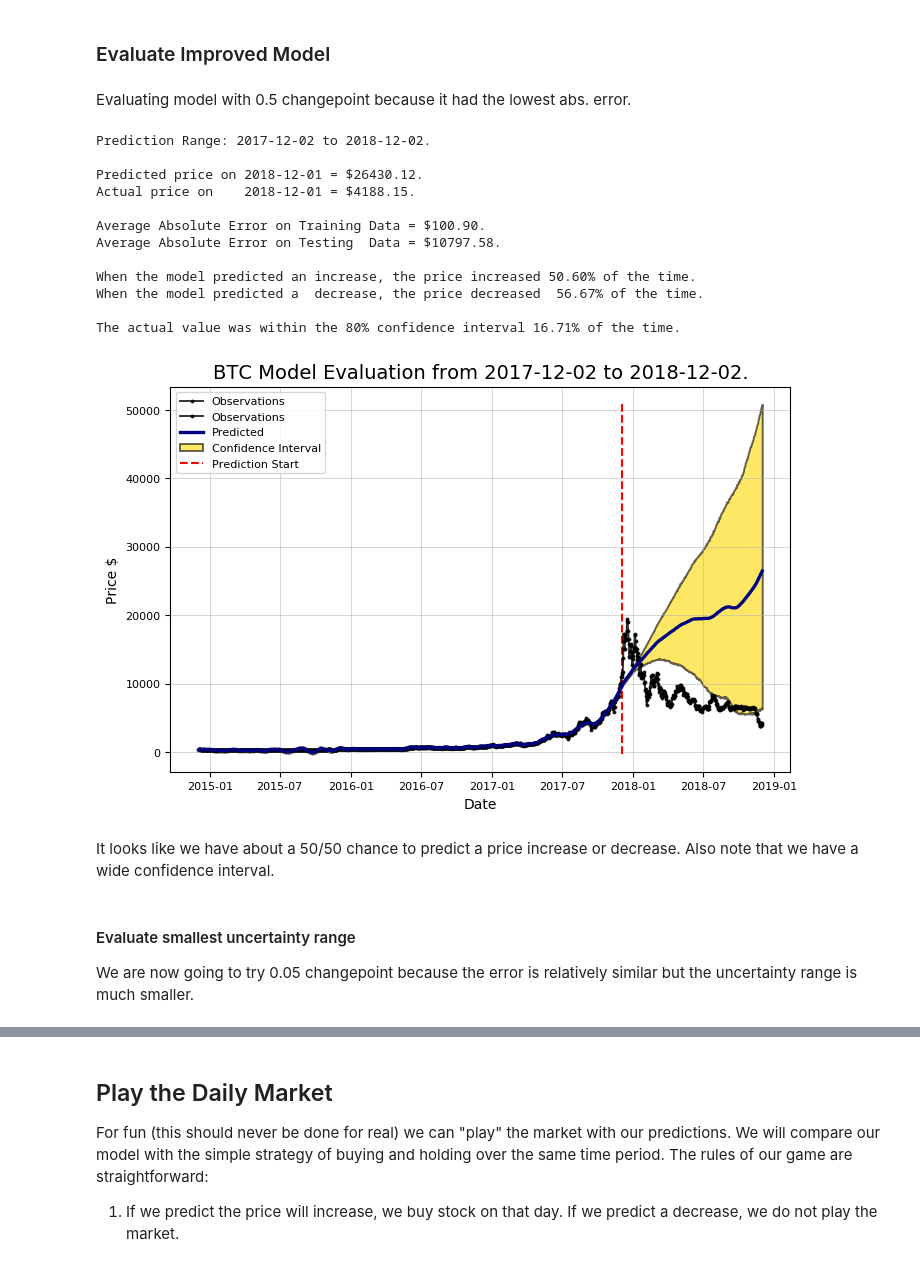
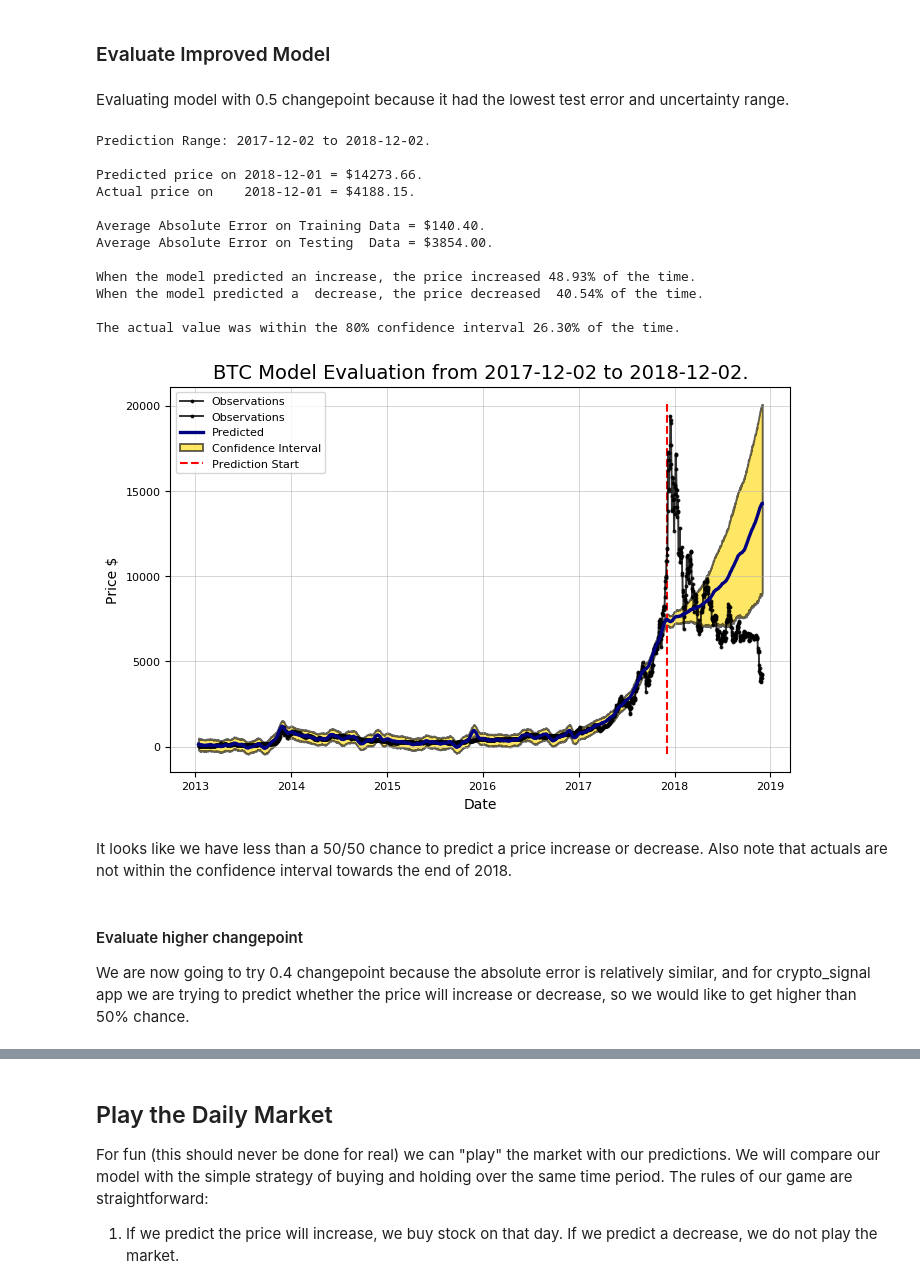
Before and after one commit to lauramayol/crypto_signal, a Jupyter notebook: crypto_signal/Stocker Prediction Usage.ipynb, the cells around one changed output, grey strips where cells are left out. Drawn from its saved outputs; the diff is of its cells as text; code cells hidden in the pictures.

Commit message:
feat: adapted Stocker class to crypto_signal app

```diff
--- a/crypto_signal/Stocker Prediction Usage.ipynb
+++ b/crypto_signal/Stocker Prediction Usage.ipynb
@@ -27,6 +27,7 @@ BTC Stocker Initialized. Data covers 2013-01-14 to 2018-12-02.
 # %%
 start = '2017-01-01'
 end = '2018-12-02'
+bitcoin.training_years=6
 # %%
 bitcoin.evaluate_prediction(start_date=start, end_date=end, nshares=100)
 # %% [output]
@@ -193,27 +194,27 @@ We now assign the changepoint prior with the smallest error on the testing set t
 # %% [markdown]
 ### Evaluate Improved Model
 # %% [markdown]
-Evaluating model with 0.5 changepoint because it had the lowest abs. error.
+Evaluating model with 0.5 changepoint because it had the lowest test error and uncertainty range.
 # %%
-bitcoin.changepoint_prior_scale = 0.5
+bitcoin.changepoint_prior_scale = 0.05
 bitcoin.evaluate_prediction()
 # %% [output]
 Prediction Range: 2017-12-02 to 2018-12-02.
 
-Predicted price on 2018-12-01 = $26430.12.
+Predicted price on 2018-12-01 = $14273.66.
 Actual price on    2018-12-01 = $4188.15.
 
-Average Absolute Error on Training Data = $100.90.
-Average Absolute Error on Testing  Data = $10797.58.
+Average Absolute Error on Training Data = $140.40.
+Average Absolute Error on Testing  Data = $3854.00.
 
-When the model predicted an increase, the price increased 50.60% of the time.
-When the model predicted a  decrease, the price decreased  56.67% of the time.
+When the model predicted an increase, the price increased 48.93% of the time.
+When the model predicted a  decrease, the price decreased  40.54% of the time.
 
-The actual value was within the 80% confidence interval 16.71% of the time.
+The actual value was within the 80% confidence interval 26.30% of the time.
-[figure, old version]
+[figure, new version]
 # %% [markdown]
-It looks like we have about a 50/50 chance to predict a price increase or decrease. Also note that we have a wide confidence interval.
+It looks like we have less than a 50/50 chance to predict a price increase or decrease. Also note that actuals are not within the confidence interval towards the end of 2018.
 # %% [markdown]
-#### Evaluate smallest uncertainty range
-We are now going to try 0.05 changepoint because the error is relatively similar but the uncertainty range is much smaller.
+#### Evaluate higher changepoint
+We are now going to try 0.4 changepoint because the absolute error is relatively similar, and for crypto_signal app we are trying to predict whether the price will increase or decrease, so we would like to get higher than 50% chance.
 # %%
```
Also changed, not shown: parts of 18 cells of this notebook, 4 other files.
